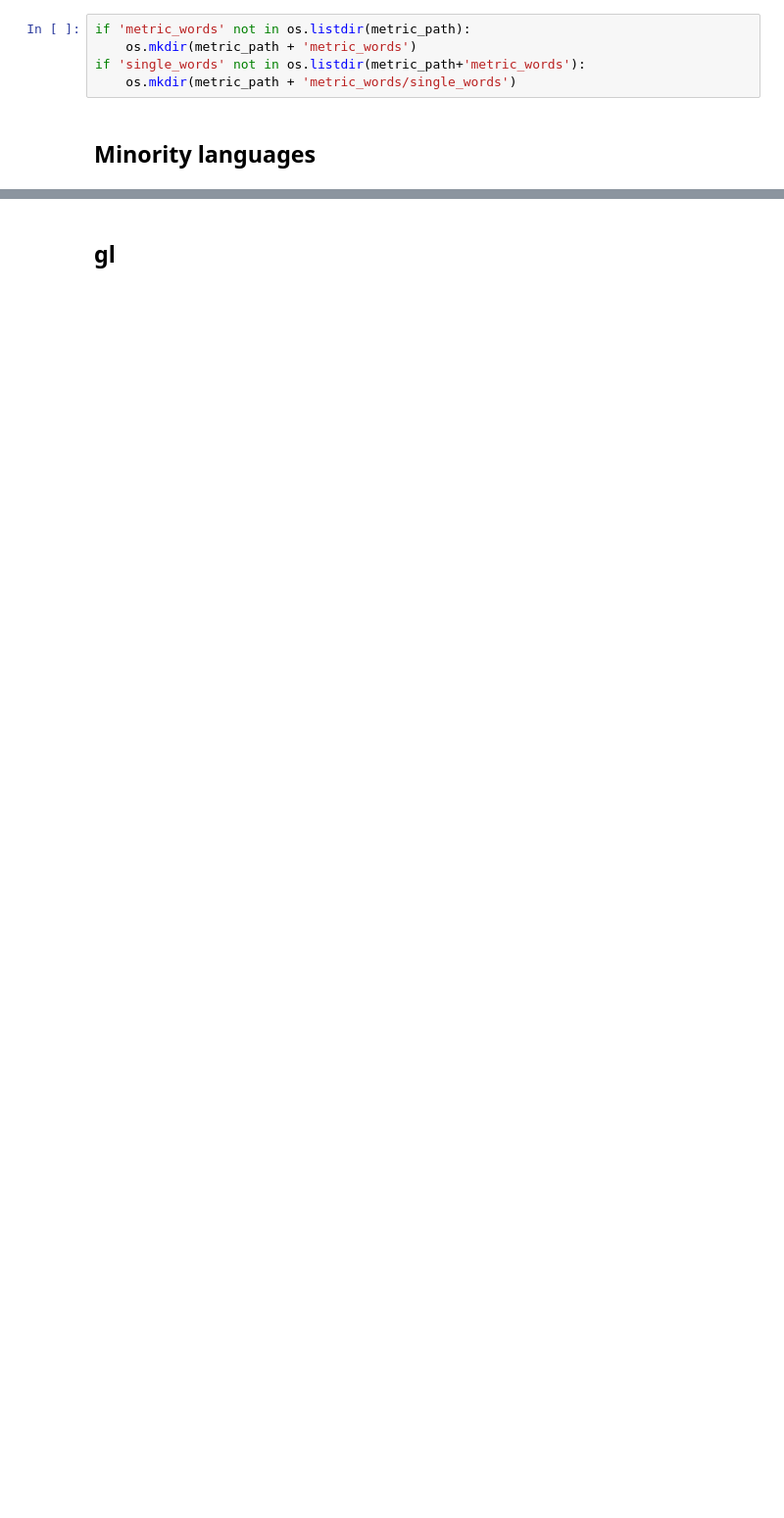
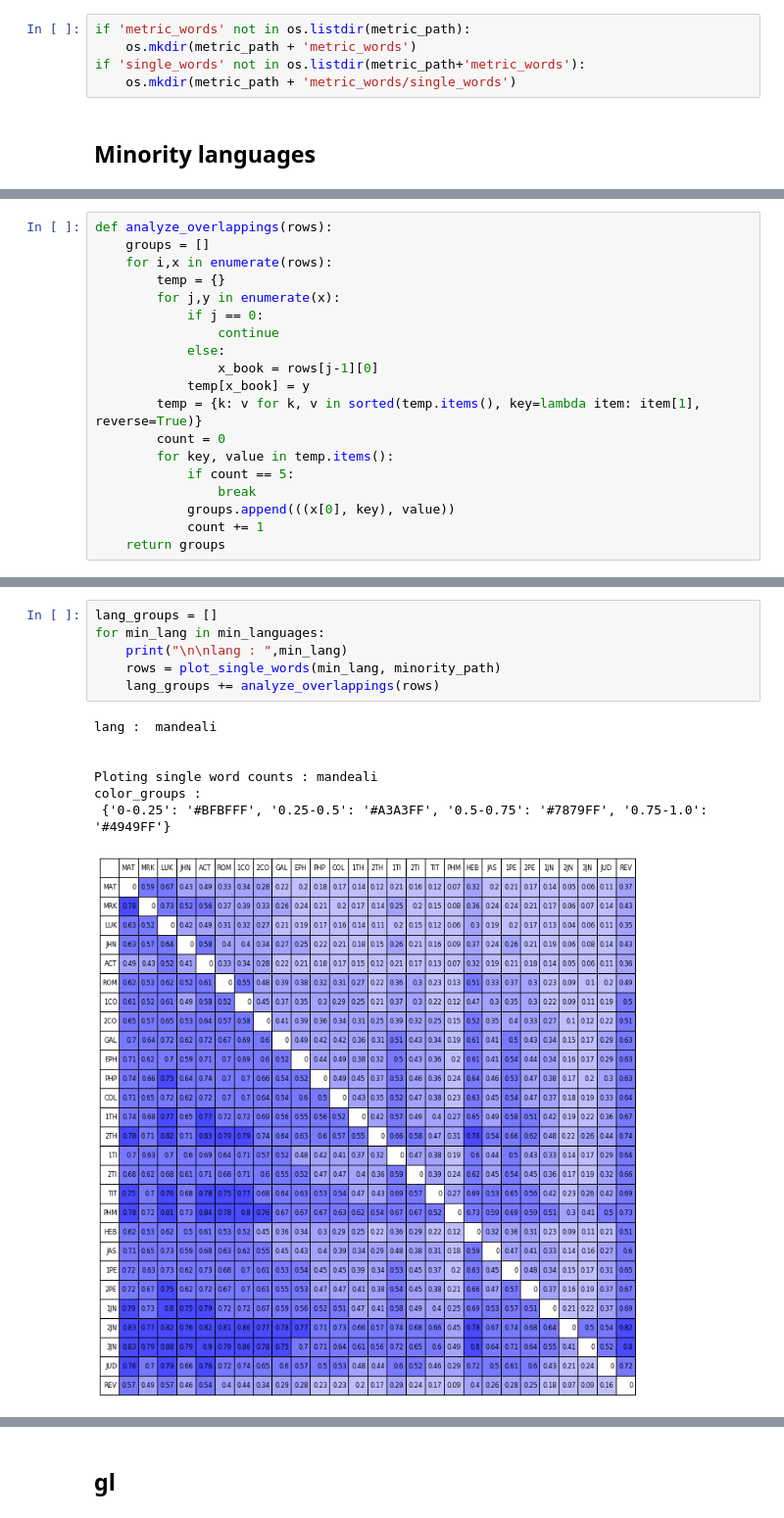
Before and after one commit to Bridgeconn/vachan-data, a Jupyter notebook: clustering/clustering_exp.ipynb, the cells around one changed output, grey strips where cells are left out. Shown at 98% size. Saved outputs shown, nothing was run; the diff lists cells and outputs as text; blank space fills up the shorter version.

```diff
--- a/clustering/clustering_exp.ipynb
+++ b/clustering/clustering_exp.ipynb
@@ -1114,0 +1245,19 @@ color_groups :
+# %%
+def analyze_overlappings(rows):
+    groups = []
+    for i,x in enumerate(rows):
+        temp = {}
+        for j,y in enumerate(x):
+            if j == 0:
+                continue
+            else:
+                x_book = rows[j-1][0]
+            temp[x_book] = y
+        temp = {k: v for k, v in sorted(temp.items(), key=lambda item: item[1], reverse=True)}
+        count = 0
+        for key, value in temp.items():
+            if count == 5:
+                break
+            groups.append(((x[0], key), value))
+            count += 1
+    return groups
@@ -1114,0 +1298,14 @@ color_groups :
+# %%
+lang_groups = []
+for min_lang in min_languages:
+    print("\n\nlang : ",min_lang)
+    rows = plot_single_words(min_lang, minority_path)
+    lang_groups += analyze_overlappings(rows)
+# %% [output]
+lang :  mandeali
+
+
+Ploting single word counts : mandeali
+color_groups :
+ {'0-0.25': '#BFBFFF', '0.25-0.5': '#A3A3FF', '0.5-0.75': '#7879FF', '0.75-1.0': '#4949FF'}
+[figure, added]
```
Also changed, not shown: parts of 42 cells of this notebook.
